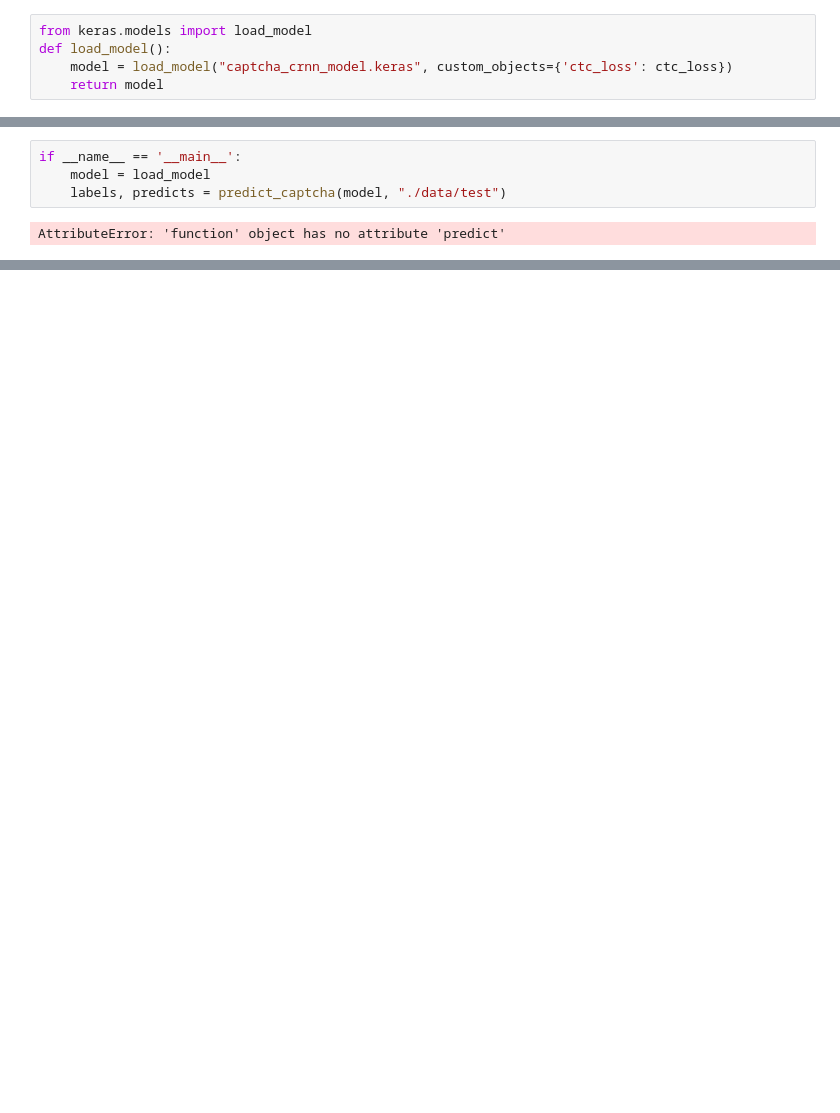
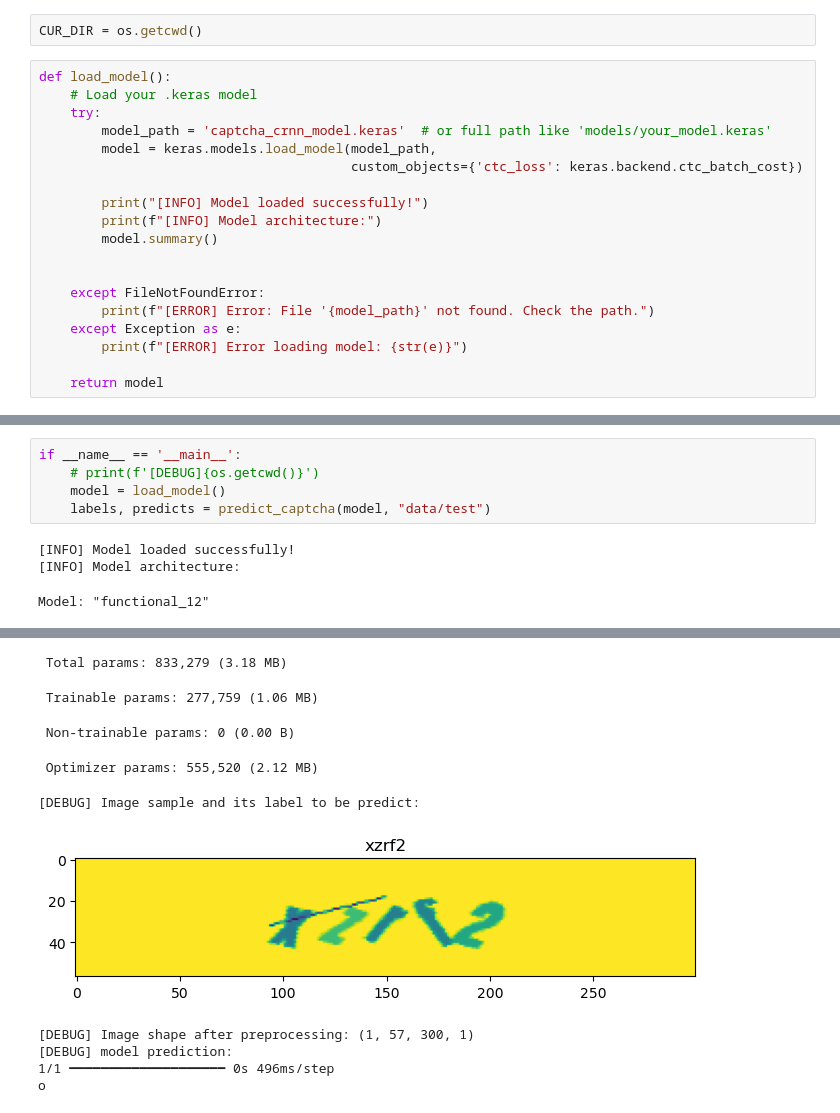
Before and after one commit to Lyam-T/cs4243-captcha-recognition, a Jupyter notebook: pred.ipynb, the cells around one changed output, grey strips where cells are left out. Saved outputs shown, nothing was run; the diff lists cells and outputs as text; blank space fills up the shorter version.

```diff
--- a/pred.ipynb
+++ b/pred.ipynb
@@ -4,5 +8,21 @@ import os
+# %%
+CUR_DIR = os.getcwd()
 # %%
-from keras.models import load_model
 def load_model():
-    model = load_model("captcha_crnn_model.keras", custom_objects={'ctc_loss': ctc_loss})
+    # Load your .keras model
+    try:
+        model_path = 'captcha_crnn_model.keras'  # or full path like 'models/your_model.keras'
+        model = keras.models.load_model(model_path,
+                                        custom_objects={'ctc_loss': keras.backend.ctc_batch_cost})
+
+        print("[INFO] Model loaded successfully!")
+        print(f"[INFO] Model architecture:")
+        model.summary()
+
+
+    except FileNotFoundError:
+        print(f"[ERROR] Error: File '{model_path}' not found. Check the path.")
+    except Exception as e:
+        print(f"[ERROR] Error loading model: {str(e)}")
+
     return model
@@ -34,7 +89,10 @@ def predict_captcha(model, file_path):
     return labels, predicts
 # %%
 if __name__ == '__main__':
-    model = load_model
-    labels, predicts = predict_captcha(model, "./data/test")
+    # print(f'[DEBUG]{os.getcwd()}')
+    model = load_model()
+    labels, predicts = predict_captcha(model, "data/test")
 # %% [output]
-AttributeError: 'function' object has no attribute 'predict'
+[INFO] Model loaded successfully!
+[INFO] Model architecture:
+Model: "functional_12"
@@ -40,0 +116,10 @@ AttributeError: 'function' object has no attribute 'predict'
+ Total params: 833,279 (3.18 MB)
+ Trainable params: 277,759 (1.06 MB)
+ Non-trainable params: 0 (0.00 B)
+ Optimizer params: 555,520 (2.12 MB)
+[DEBUG] Image sample and its label to be predict:
+[figure, added]
+[DEBUG] Image shape after preprocessing: (1, 57, 300, 1)
+[DEBUG] model prediction:
+1/1 ━━━━━━━━━━━━━━━━━━━━ 0s 496ms/step
+o
```
Also changed, not shown: parts of 4 cells of this notebook, 3 other files.
